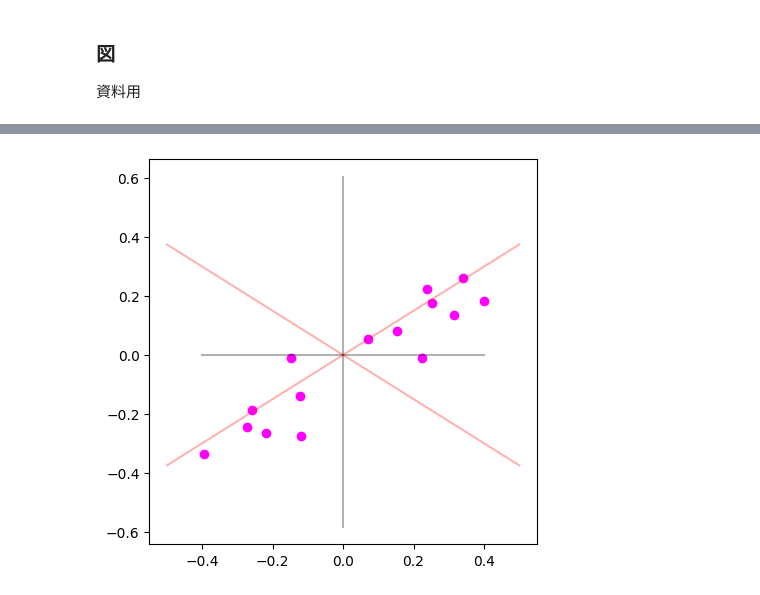
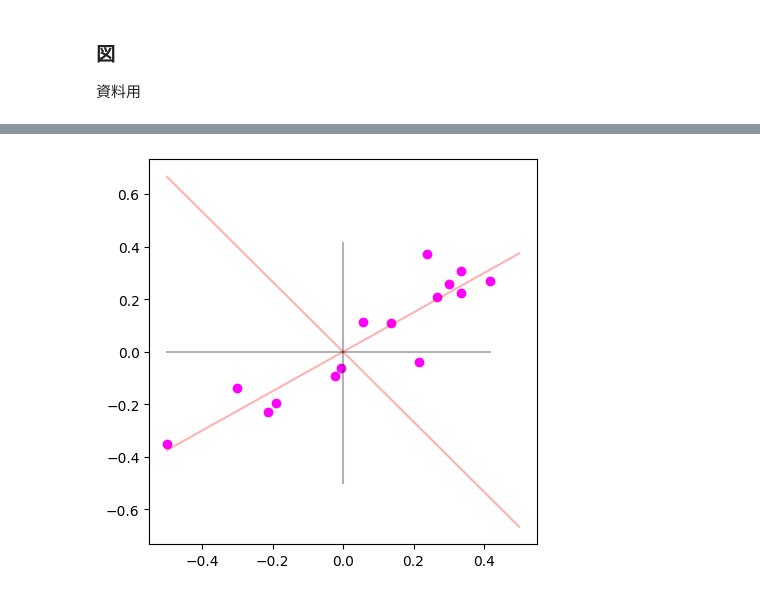
Before and after one commit to misya11p/dimensionality-reduction, a Jupyter notebook: PCA.ipynb, the cells around one changed output, grey strips where cells are left out. Drawn from its saved outputs; the diff is of its cells as text; code cells hidden in the pictures.

```diff
--- a/PCA.ipynb
+++ b/PCA.ipynb
@@ -166,19 +235,19 @@ ax2.scatter(pc, zeros, color='magenta');
 # %%
 n = 15
 a = 3/4
 x1 = np.random.random(n) - 0.5
 x2 = a * x1
 x2 += 0.1 * np.random.randn(n)
 plt.figure(figsize=(5, 5))
 
 x = np.array([-0.5, 0.5])
 plt.plot(x, a*x, color='red', alpha=0.3)
-plt.plot(x, -a*x, color='red', alpha=0.3);
-plt.plot([-0.4, 0.4], [0, 0], color='black', alpha=0.3)
-plt.plot([0, 0], [pc1.min(), pc1.max()], color='black', alpha=0.3)
+plt.plot(x, -1/a*x, color='red', alpha=0.3);
+plt.plot([x1.min(), x1.max()], [0, 0], color='black', alpha=0.3)
+plt.plot([0, 0], [x1.min(), x1.max()], color='black', alpha=0.3)
 plt.scatter(x1, x2, color='magenta');
 # %% [output]
-[figure, old version]
+[figure, new version]
 # %%
 p1 = (x2 + x1/a) / (a + 1/a)
 p2 = a * p1
```
Also changed, not shown: parts of 11 cells of this notebook.
